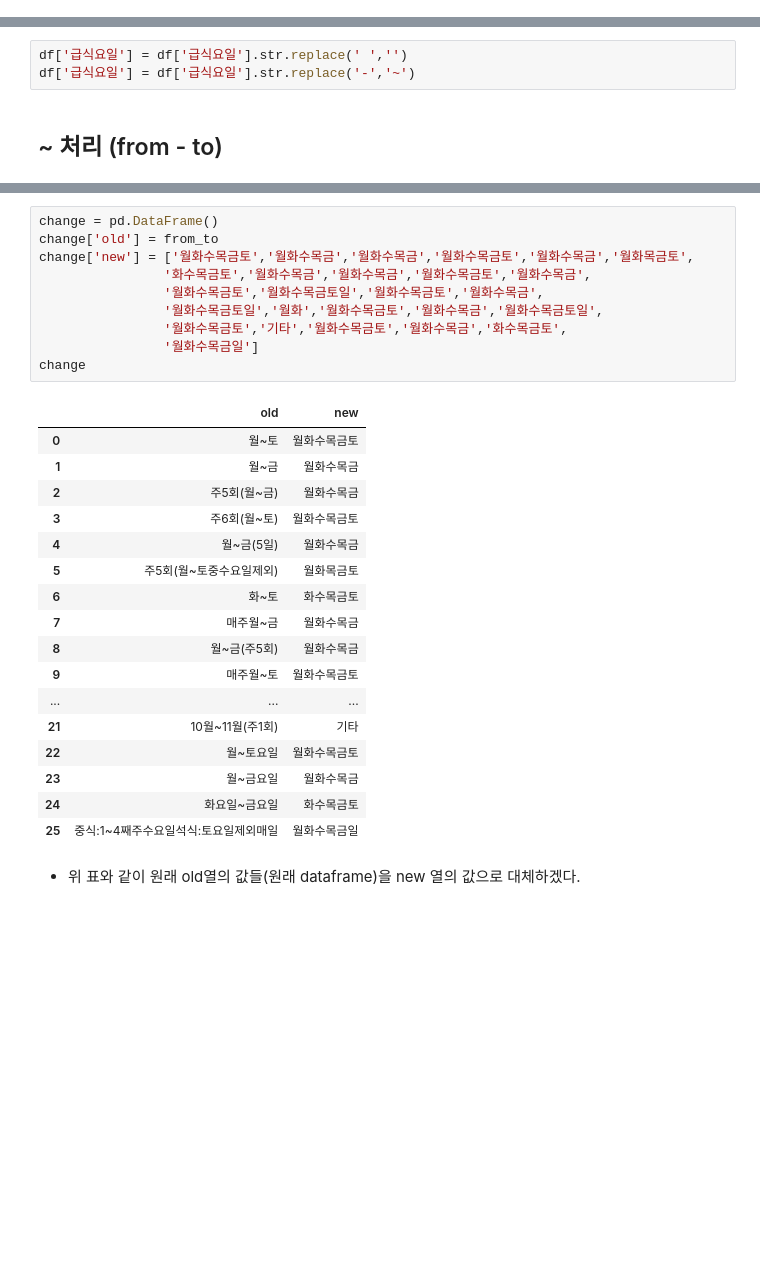
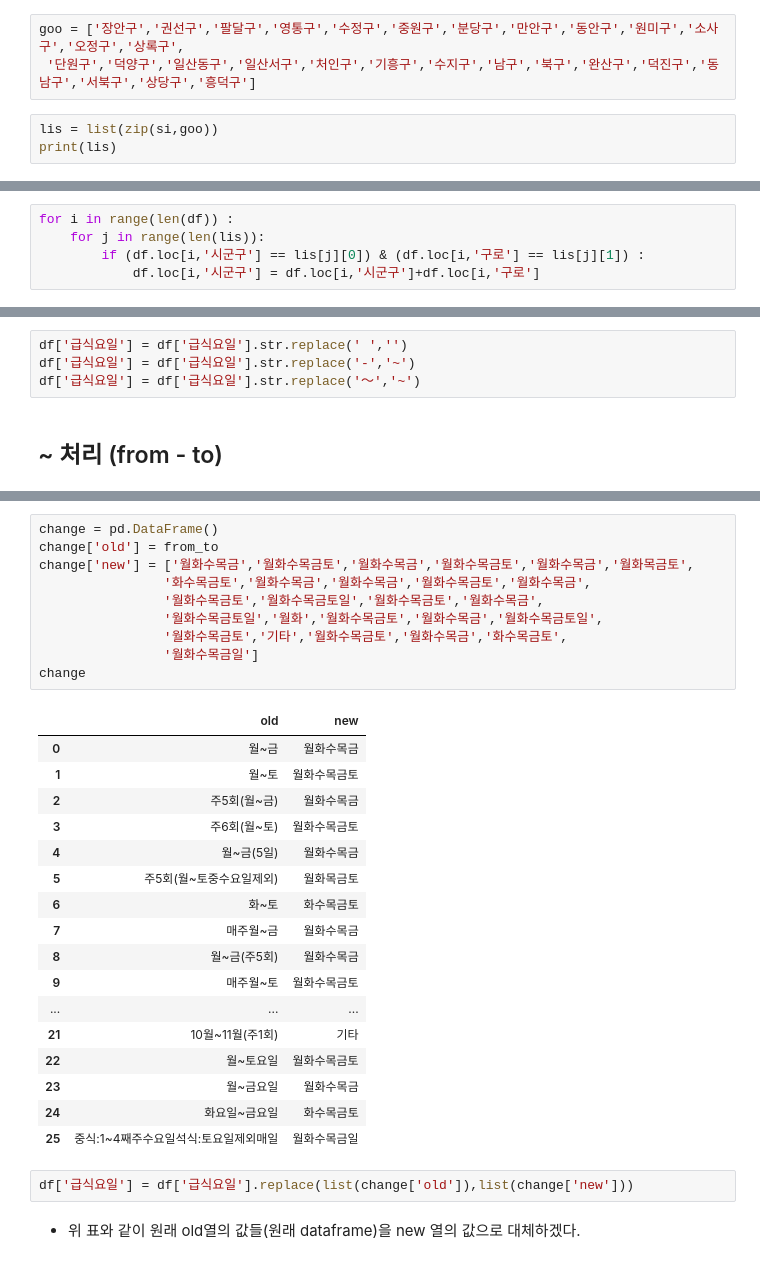
Before and after one commit to hana-dool/2102_JSproject, a Jupyter notebook: 전처리+시각화.ipynb, the cells around one changed output, grey strips where cells are left out. Drawn from its saved outputs; the diff is of its cells as text; blank space fills up the shorter version.

```diff
--- a/전처리+시각화.ipynb
+++ b/전처리+시각화.ipynb
@@ -147,0 +166,6 @@ df['시도'] = df['시도'].replace(['','세종특별자치시','의정부시','
+# %%
+goo = ['장안구','권선구','팔달구','영통구','수정구','중원구','분당구','만안구','동안구','원미구','소사구','오정구','상록구',
+ '단원구','덕양구','일산동구','일산서구','처인구','기흥구','수지구','남구','북구','완산구','덕진구','동남구','서북구','상당구','흥덕구']
+# %%
+lis = list(zip(si,goo))
+print(lis)
@@ -147,0 +189,5 @@ df['시도'] = df['시도'].replace(['','세종특별자치시','의정부시','
+# %%
+for i in range(len(df)) :
+    for j in range(len(lis)):
+        if (df.loc[i,'시군구'] == lis[j][0]) & (df.loc[i,'구로'] == lis[j][1]) :
+            df.loc[i,'시군구'] = df.loc[i,'시군구']+df.loc[i,'구로']
@@ -410,6 +474,7 @@ Name: 급식요일, dtype: int64
 # %%
 df['급식요일'] = df['급식요일'].str.replace(' ','')
 df['급식요일'] = df['급식요일'].str.replace('-','~')
+df['급식요일'] = df['급식요일'].str.replace('～','~')
 # %% [markdown]
 ## ~ 처리 (from - to)
 # %% [markdown]
@@ -427,17 +493,17 @@ array(['월~토', '월~금', '주5회(월~금)', '주6회(월~토)', '월~금(5
 # %%
 change = pd.DataFrame()
 change['old'] = from_to
-change['new'] = ['월화수목금토','월화수목금','월화수목금','월화수목금토','월화수목금','월화목금토',
+change['new'] = ['월화수목금','월화수목금토','월화수목금','월화수목금토','월화수목금','월화목금토',
                 '화수목금토','월화수목금','월화수목금','월화수목금토','월화수목금',
                 '월화수목금토','월화수목금토일','월화수목금토','월화수목금',
                 '월화수목금토일','월화','월화수목금토','월화수목금','월화수목금토일',
                 '월화수목금토','기타','월화수목금토','월화수목금','화수목금토',
                 '월화수목금일']
 change
 # %% [output]
 |  | old | new |
-| 0 | 월~토 | 월화수목금토 |
-| 1 | 월~금 | 월화수목금 |
+| 0 | 월~금 | 월화수목금 |
+| 1 | 월~토 | 월화수목금토 |
 | 2 | 주5회(월~금) | 월화수목금 |
 | 3 | 주6회(월~토) | 월화수목금토 |
 | 4 | 월~금(5일) | 월화수목금 |
@@ -452,5 +518,7 @@ change
 | 23 | 월~금요일 | 월화수목금 |
 | 24 | 화요일~금요일 | 화수목금토 |
 | 25 | 중식:1~4째주수요일석식:토요일제외매일 | 월화수목금일 |
+# %%
+df['급식요일'] = df['급식요일'].replace(list(change['old']),list(change['new']))
 # %% [markdown]
 - 위 표와 같이 원래 old열의 값들(원래 dataframe)을 new 열의 값으로 대체하겠다.
```
Also changed, not shown: parts of 20 cells of this notebook, 2 other files.
